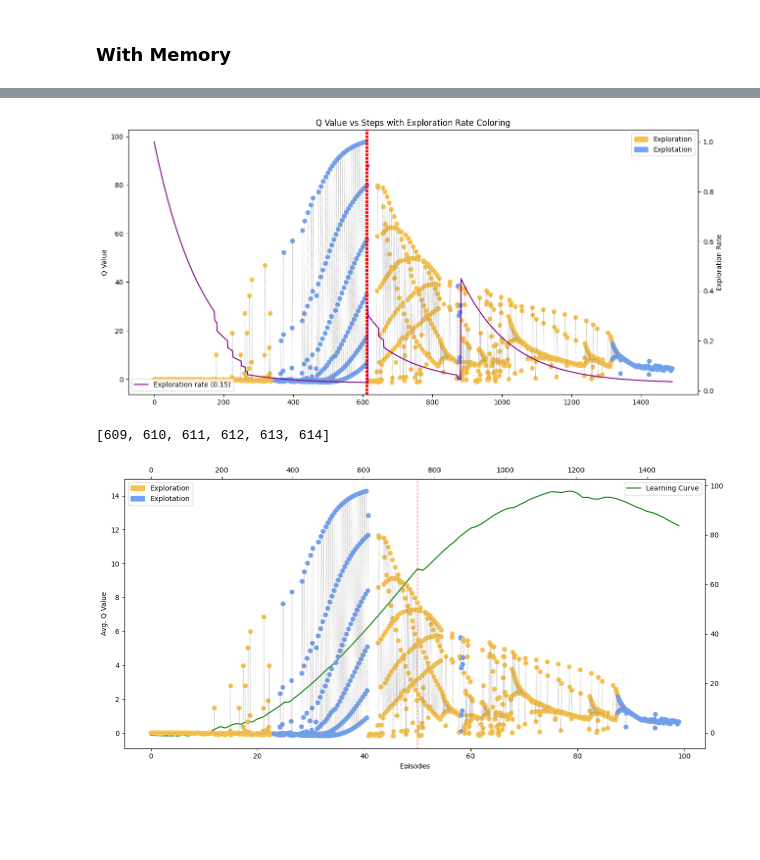
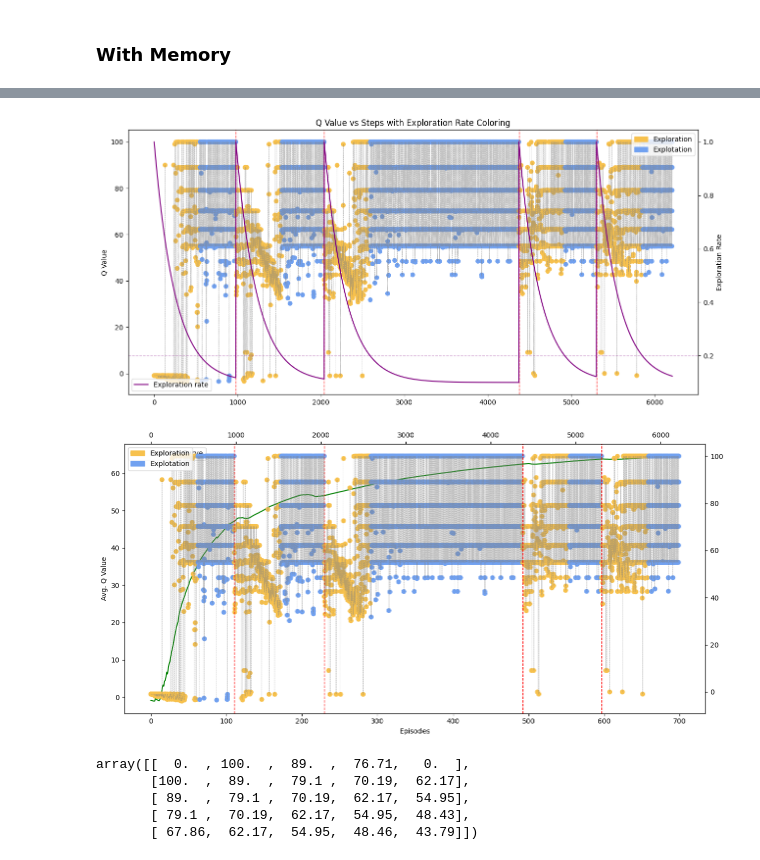
Before and after one commit to rulas99/rl_uniandes, a Jupyter notebook: memory/agent_memory.ipynb, the cells around one changed output, grey strips where cells are left out. Drawn from its saved outputs; the diff is of its cells as text; code cells hidden in the pictures; blank space fills up the shorter version.

Commit message:
feat(memo): detection system

```diff
--- a/memory/agent_memory.ipynb
+++ b/memory/agent_memory.ipynb
@@ -17,8 +17,8 @@ class AdaptativeAgent():
         n_cols: int,
         alpha: float = 0.1,    # Tasa de aprendizaje
         gamma: float = 0.9,    # Factor de descuento
-        min_epsilon: float = 0.03,
-        decay_rate: float = 0.005
+        min_epsilon: float = 0.1,
+        decay_rate: float = 0.003
     ):
         # Parámetros de Q-learning
         self.alpha = alpha
@@ -132,19 +132,21 @@ class AdaptativeAgent():
                     next_state=next_state
                 )
 
+
+        # STM
         self.short_term_memory[self.current_state] = self.short_term_memory[self.current_state][1:] + [new_q]
+
+        base_memo = self.short_term_memory[self.current_state][:-1]
+        sign = self.short_term_memory[self.current_state][-1] - np.mean(base_memo)
+        criteria = abs(sign) > 3*np.std(base_memo)
+
+        if criteria:
+            criteria = 'pos' if sign > 0 else 'neg'
+
 
         # Actualizar estado y contadores
         self.current_state = next_state
         self.steps += 1
-
-        # STM
-        base_memo = self.short_term_memory[(1,0)][:-2]
-        sign = self.short_term_memory[(1,0)][-1] - np.mean(base_memo)
-        criteria = abs(sign) > 5*np.std(base_memo)
-
-        if criteria:
-            criteria = 'pos' if sign > 0 else 'neg'
 
         return new_q, criteria
 
@@ -249,32 +244,31 @@ eps, q_val = list(zip(*exploration_curve))
 # %%
+eps, q_val = list(zip(*exploration_curve))
+
 plt.figure(figsize=(15, 7))
 plt.plot(q_val, c='gray', alpha=0.5, linestyle='--', linewidth=.5)
 plt.scatter(range(len(q_val)), q_val, c=['#71a1f0'if e < EXPLOTATION else '#f7c14d'for e in eps])
 plt.ylabel('Q Value')
 
 blue_patch = mpatches.Patch(color='#71a1f0', label='Explotation',)
 orange_patch = mpatches.Patch(color='#f7c14d', label='Exploration')
 plt.legend(handles=[orange_patch, blue_patch], loc='upper right', fontsize=10)
 
 for change in step_changes:
     plt.axvline(x=change, color='red', linestyle='--', linewidth=1)
 
 # add another axis
 plt.twinx()
-plt.plot(eps, label='Exploration rate (0.15)', c='purple')
+plt.plot(eps, label=f'Exploration rate', c='purple')
+plt.axhline(EXPLOTATION, color='purple', linestyle='--', alpha=0.3, linewidth=1)
 plt.ylabel('Exploration Rate')
 plt.legend(loc='lower left')
 plt.xlabel('Steps')
 
 plt.title('Q Value vs Steps with Exploration Rate Coloring')
 
 plt.show()
 # %% [output]
-[figure, old version]
+[figure, new version]
-# %%
-step_changes
-# %% [output]
-[609, 610, 611, 612, 613, 614]
 # %%
 plt.figure(figsize=(15, 7))
 
@@ -282,14 +276,15 @@ plt.plot(learning_curve, c='green', zorder=1000, label='Learning Curve')
 plt.ylabel('Avg. Q Value')
 plt.xlabel('Episodes')
 plt.legend()
-for change in episode_changes:
-    plt.axvline(x=change, color='red', linestyle='--', linewidth=1)
+
 
 plt.twinx()
 plt.twiny()
 plt.plot(q_val, c='gray', alpha=0.5, linestyle='--', linewidth=.5)
 plt.scatter(range(len(q_val)), q_val, c=['#71a1f0'if e < EXPLOTATION else '#f7c14d'for e in eps])
 plt.ylabel('Q Value')
+for change in step_changes:
+    plt.axvline(x=change, color='red', linestyle='--', linewidth=1)
 
 blue_patch = mpatches.Patch(color='#71a1f0', label='Explotation',)
 orange_patch = mpatches.Patch(color='#f7c14d', label='Exploration')
@@ -298,7 +293,7 @@ plt.legend(handles=[orange_patch, blue_patch], loc='upper left', fontsize=10)
 
 plt.show()
 # %% [output]
-[figure, old version]
+[figure, new version]
 # %%
 POLICY_MAP = np.zeros((N_ROWS, N_COLS))
 LABEL_MAP = np.empty((N_ROWS, N_COLS), dtype=object)
@@ -308,6 +303,14 @@ for row in range(N_ROWS):
         action, value = agent.get_best_action((row, col))
         POLICY_MAP[row, col] = value
         LABEL_MAP[row, col] = f'{action}\n{value:.2f}'
+# %%
+np.round(POLICY_MAP, 2)
+# %% [output]
+array([[  0.  , 100.  ,  89.  ,  76.71,   0.  ],
+       [100.  ,  89.  ,  79.1 ,  70.19,  62.17],
+       [ 89.  ,  79.1 ,  70.19,  62.17,  54.95],
+       [ 79.1 ,  70.19,  62.17,  54.95,  48.43],
+       [ 67.86,  62.17,  54.95,  48.46,  43.79]])
 # %%
 plt.imshow(POLICY_MAP, cmap='viridis', interpolation='nearest')
 # %% [output]
```
Also changed, not shown: parts of 3 cells of this notebook.
